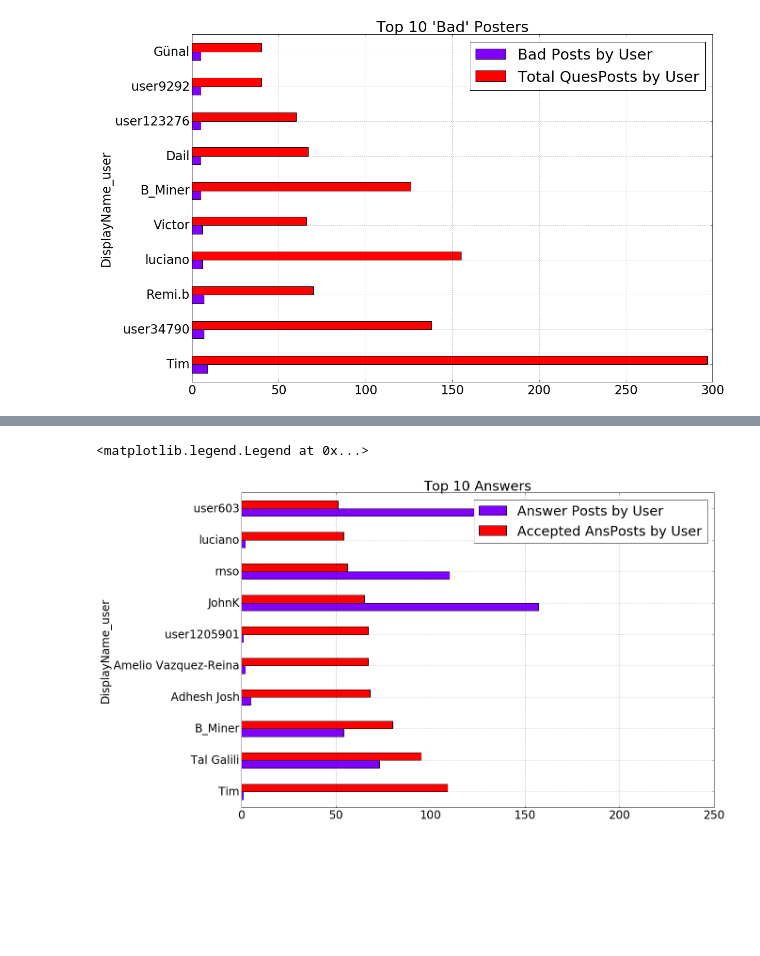
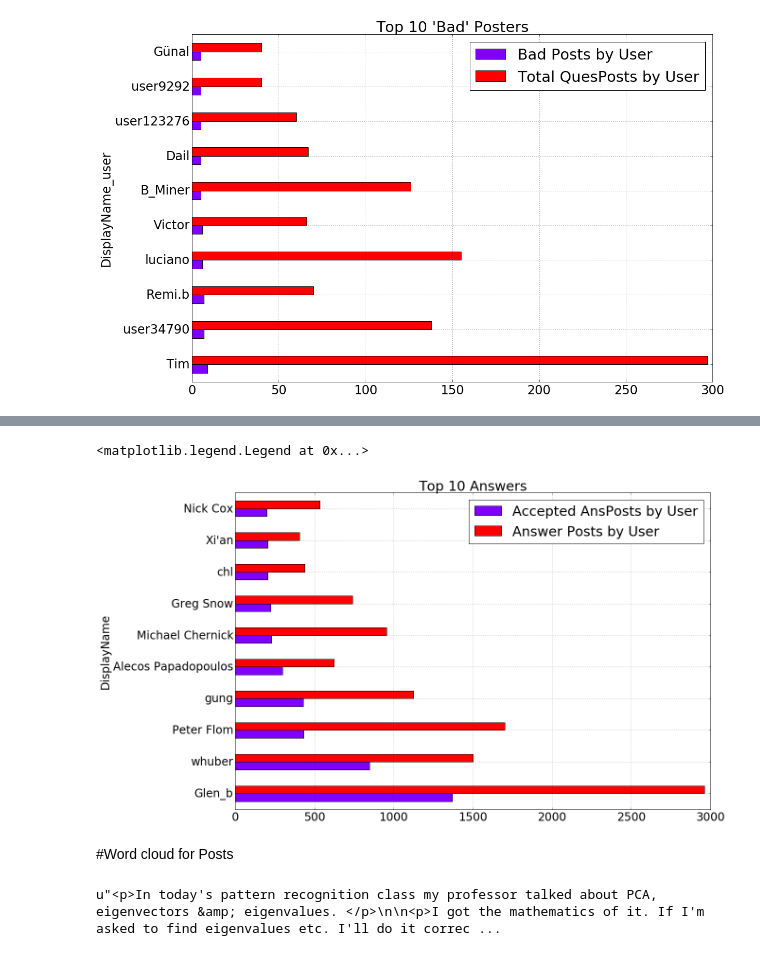
Before and after one commit to jpzhangvincent/StackOverflow-MLproject, a Jupyter notebook: EDA/Exploratory Data Analysis .ipynb, the cells around one changed output, grey strips where cells are left out. Cells and saved outputs as stored; diff of their text form; code cells hidden in the pictures; blank space fills up the shorter version.

```diff
--- a/EDA/Exploratory Data Analysis .ipynb
+++ b/EDA/Exploratory Data Analysis .ipynb
@@ -143,10 +141,10 @@ user_df.shape
 # %% [output]
 (78004, 2)
 # %%
-grouped = post_df[['OwnerUserId','DisplayName','ParentID','AcceptedAnswerId','ClosedDate']].groupby(['OwnerUserId']).count()
+grouped = post_df[['OwnerUserId','DisplayName','ParentID','ClosedDate']].groupby(['OwnerUserId']).count()
 grouped.reset_index(inplace=True)
 top_users = grouped.merge(user_df, left_on=grouped.OwnerUserId,right_on=user_df.Id,suffixes=['_post', '_user'])
-top_users.rename(columns={'DisplayName_post':'PostCount','AcceptedAnswerId':'AccpetedAnsCnt',\
+top_users.rename(columns={'DisplayName_post':'PostCount',\
                           'ParentID':'AnsCnt','ClosedDate':'BadQuesCnt'},inplace=True)
 top_users['QuesCnt'] = top_users['PostCount'] - top_users['AnsCnt']
 # %%
@@ -183,0 +179,3 @@ top_10answers.set_index('DisplayName_user',inplace=True)
+# %%
+best_answer_ids = post_df.AcceptedAnswerId.dropna().values
+best_answers_df = post_df[post_df.Id_post.isin(best_answer_ids)]
@@ -183,0 +186,5 @@ top_10answers.set_index('DisplayName_user',inplace=True)
+# %%
+tmp = best_answers_df[['OwnerUserId','Id_post']].groupby('OwnerUserId').count()
+tmp.reset_index(inplace=True)
+top_answers = tmp.merge(user_df, left_on=tmp.OwnerUserId,right_on=user_df.Id,suffixes=['_post', '_user'])
+top_answers.rename(columns={'Id_post':'AccpetedAnsCount'},inplace=True)
@@ -183,0 +200,6 @@ top_10answers.set_index('DisplayName_user',inplace=True)
+# %%
+top_answerers = top_answers.merge(top_users[['AnsCnt','PostCount','OwnerUserId']],left_on=tmp.OwnerUserId,\
+                                  right_on=top_users[['AnsCnt','PostCount','OwnerUserId']].OwnerUserId,\
+                                  suffixes=['_ans', '_users'])
+top_10answerers = top_answerers.sort_values(['AccpetedAnsCount','AnsCnt'],ascending=[False,False]).head(10)
+top_10answerers.set_index('DisplayName',inplace=True)
@@ -184,6 +215,8 @@ top_10answers.set_index('DisplayName_user',inplace=True)
 # %%
-top_10answers[['AnsCnt','AccpetedAnsCnt']].plot(kind='barh', title="Top 10 Answers", figsize=(18, 12), colormap='rainbow')
-plt.legend(['Answer Posts by User', 'Accepted AnsPosts by User'])
+top_10answerers[['AccpetedAnsCount','AnsCnt']].plot(kind='barh', title="Top 10 Answers", figsize=(18, 12), colormap='rainbow')
+plt.legend(['Accepted AnsPosts by User','Answer Posts by User'])
 # %% [output]
 <matplotlib.legend.Legend at 0x...>
-[figure, old version]
+[figure, new version]
+# %% [markdown]
+#Word cloud for Posts
@@ -189,0 +277,4 @@ plt.legend(['Answer Posts by User', 'Accepted AnsPosts by User'])
+# %%
+top_100ques.Body[2504]
+# %% [output]
+u"<p>In today's pattern recognition class my professor talked about PCA, eigenvectors &amp; eigenvalues. </p>\n\n<p>I got the mathematics of it. If I'm asked to find eigenvalues etc. I'll do it correc ...
```
Also changed, not shown: parts of 15 cells of this notebook.
